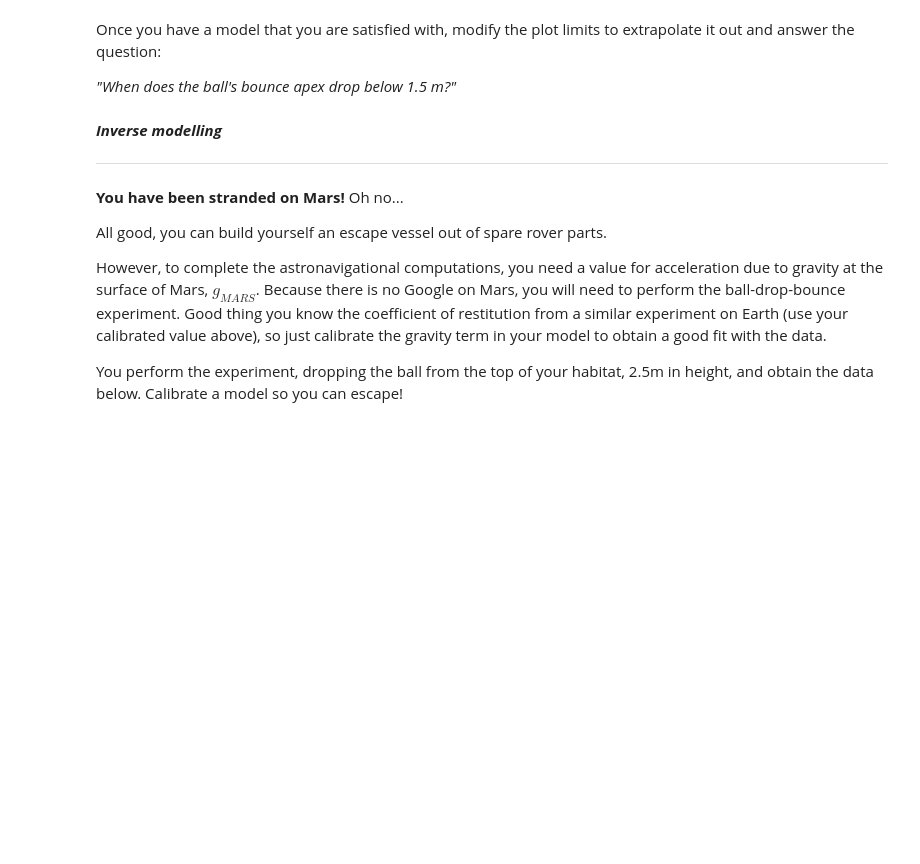
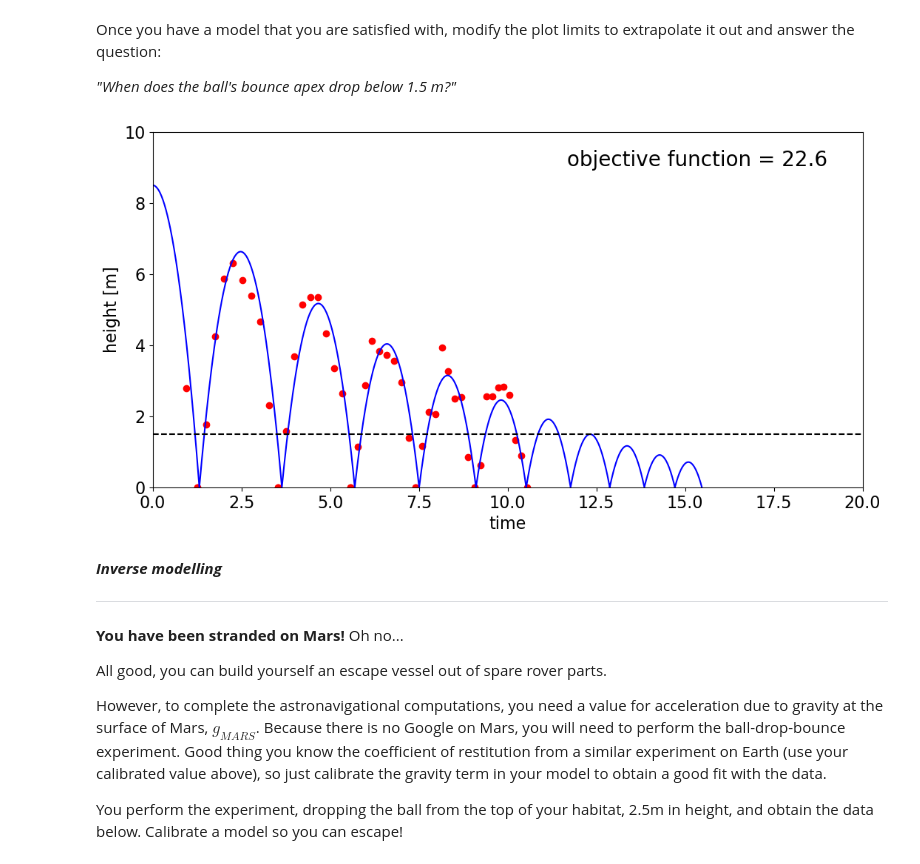
Before and after one commit to ddempsey/ucnz, a Jupyter notebook: calibration.ipynb, the cells around one changed output. Saved outputs shown, nothing was run; the diff lists cells and outputs as text; code cells hidden in the pictures; blank space fills up the shorter version.

```diff
--- a/calibration.ipynb
+++ b/calibration.ipynb
@@ -204,7 +215,9 @@ Once you have a model that you are satisfied with, modify the plot limits to ext
 *"When does the ball's bounce apex drop below 1.5 m?"*
 # %%
 tmax = 20
-tennis_ball_plot(data = [td,ud], model = [g, h0, e], threshold=1.5, tmax = tmax)
+tennis_ball_plot(data = [td,ud], model = [9.81, 8.5, 0.78], threshold=1.5, tmax = tmax)
+# %% [output]
+[figure, added]
 # %% [markdown]
 ***Inverse modelling***
 
```
Also changed, not shown: parts of 9 cells of this notebook, 7 other files.
